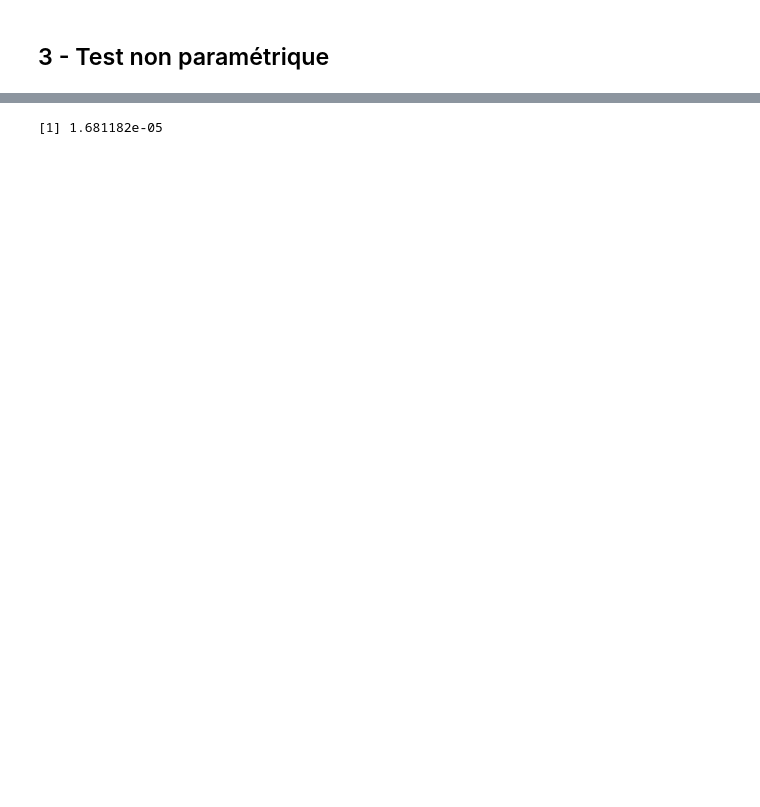
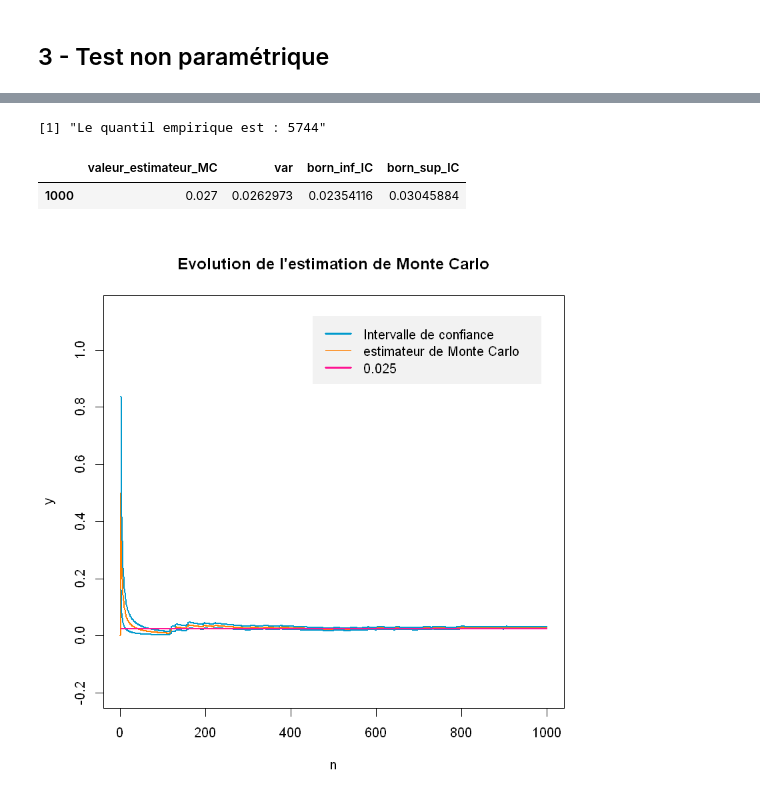
Before and after one commit to DatenBiene/Statistiques1_ProjetEnsae, a Jupyter notebook: Code R.ipynb, the cells around one changed output, grey strips where cells are left out. Drawn from its saved outputs; the diff is of its cells as text; code cells hidden in the pictures; blank space fills up the shorter version.

```diff
--- a/Code R.ipynb
+++ b/Code R.ipynb
@@ -344,5 +89,0 @@ MC(y0,lev)
-# %%
-m<-3051
-1-(0.95)^(1/m)
-# %% [output]
-[1] 1.681182e-05
@@ -348,0 +103,42 @@ m<-3051
+# %%
+MC <- function(y,lev,constante) {   ##Methode de monte carlo classique
+  a<-evolE(y)        ## on recupere l'evolution de l'estimateur
+  b<-evolIC(y,a,lev) ## on recupere l'evolution de l'intervalle de confiance
+  n<-length(y)
+  par(mfrow=c(1,1))
+  plot(1:n, a, type = "l", lwd = 2, col = "darkorange1",main = "Evolution de l'estimation de Monte Carlo", ylim = c(-0.2,min(c(max(b$born_sup_IC[-1])+0.3),10)), xlab = "n",ylab="y")
+  lines(2:n, b$born_inf_IC[-1], col = "deepskyblue3", lwd = 2)
+  lines(2:n, b$born_sup_IC[-1], col = "deepskyblue3", lwd = 2)
+  lines(1:n, rep(constante,n), col = "deeppink", lwd = 2)
+  legend("topright", c("Intervalle de confiance", "estimateur de Monte Carlo",constante), lwd = c(3, 1),
+         col = c("deepskyblue3", "darkorange1","deeppink"), inset = 0.05, bg = "gray95",
+         box.lty = 0)
+  return(data.frame(valeur_estimateur_MC=a[n],b[n,]))
+}
+# %%
+tester_quantil_empirique<-function(n1,n2,mq,mmc,alpha){
+
+    q_emp<-estim_quantil_R1(n1,n2,alpha,mq)
+    print(paste0("Le quantil empirique est : " , q_emp))
+    x<-c()
+    for (i in 1:mmc){
+        y1<-runif(n1,0,1)
+        y2<-runif(n2,0,1)
+        x<-c(x,1*(get_Ranked_R1(y1,y2)<=q_emp))
+    }
+
+    MC(x,0.5,alpha)
+
+}
+# %%
+set.seed(25) ## Pour pouvoir reproduire les résultats
+
+## Les arguments sont :
+## (Nombres dans groupe 1, nombre dans groupe 2, nombre pour quantil empirique, nombre pour MC, niveau quantil)
+
+tester_quantil_empirique(79,79,1000,1000,0.025)
+# %% [output]
+[1] "Le quantil empirique est : 5744"
+|  | valeur_estimateur_MC | var | born_inf_IC | born_sup_IC |
+| 1000 | 0.027 | 0.0262973 | 0.02354116 | 0.03045884 |
+[figure, added]
```
Also changed, not shown: parts of 61 cells of this notebook, 6 other files.
